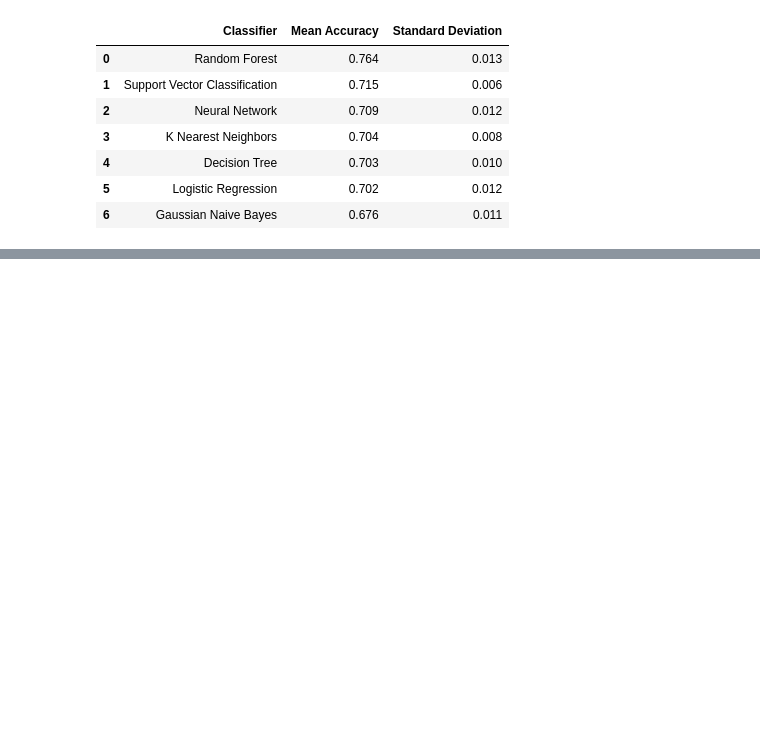
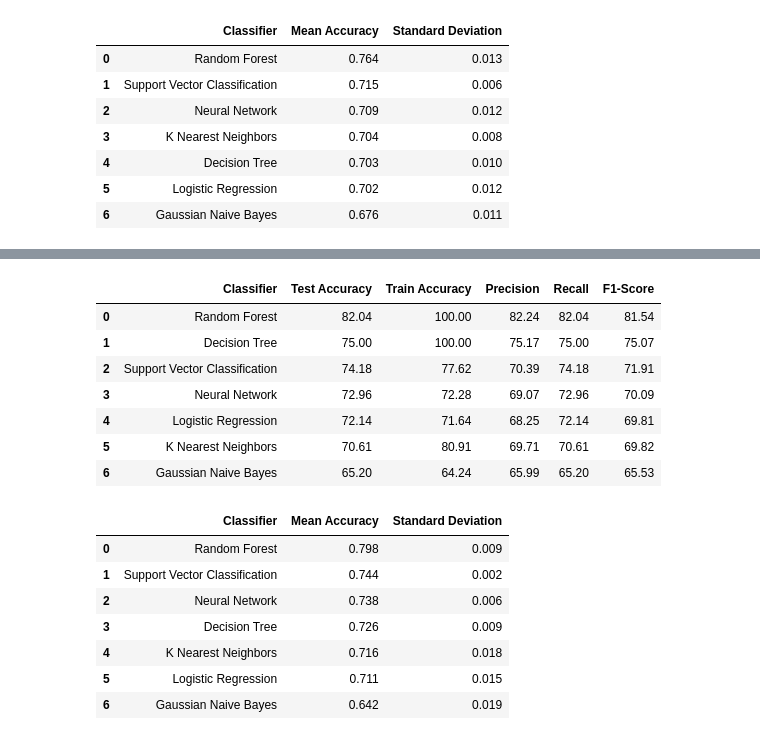
Before and after one commit to Paul-Sabin/BlueBerry-Winery, a Jupyter notebook: ww_quality_all.ipynb, the cells around one changed output, grey strips where cells are left out. Saved outputs shown, nothing was run; the diff lists cells and outputs as text; code cells hidden in the pictures; blank space fills up the shorter version.

```diff
--- a/ww_quality_all.ipynb
+++ b/ww_quality_all.ipynb
@@ -202,0 +254,32 @@ display(models_cross_val_df)
+# %%
+# Select ALL features
+ww_select3 = ww.drop(['encoded_quality_label'], axis=1)
+# Split data
+ww_features_train3, ww_features_test3, ww_quality_train3, ww_quality_test3 = train_test_split(ww_select3,y_ww_quality,test_size=0.2, random_state=19)
+# Scale features
+scaler = StandardScaler()
+ww_features_train_scaled3 = scaler.fit_transform(ww_features_train3)
+ww_features_test_scaled3 = scaler.transform(ww_features_test3)
+
+# Call our two previously defined functions
+results_df3 = model_accuracy_comparison(ww_features_train_scaled3, ww_quality_train3, ww_features_test_scaled3, ww_quality_test3)
+display(results_df3)
+model_cross_val_df3 = model_cross_val(ww_features_train_scaled3, ww_quality_train3, ww_features_test_scaled3, ww_quality_test3)
+display(model_cross_val_df3)
+# %% [output]
+|  | Classifier | Test Accuracy | Train Accuracy | Precision | Recall | F1-Score |
+| 0 | Random Forest | 82.04 | 100.00 | 82.24 | 82.04 | 81.54 |
+| 1 | Decision Tree | 75.00 | 100.00 | 75.17 | 75.00 | 75.07 |
+| 2 | Support Vector Classification | 74.18 | 77.62 | 70.39 | 74.18 | 71.91 |
+| 3 | Neural Network | 72.96 | 72.28 | 69.07 | 72.96 | 70.09 |
+| 4 | Logistic Regression | 72.14 | 71.64 | 68.25 | 72.14 | 69.81 |
+| 5 | K Nearest Neighbors | 70.61 | 80.91 | 69.71 | 70.61 | 69.82 |
+| 6 | Gaussian Naive Bayes | 65.20 | 64.24 | 65.99 | 65.20 | 65.53 |
+|  | Classifier | Mean Accuracy | Standard Deviation |
+| 0 | Random Forest | 0.798 | 0.009 |
+| 1 | Support Vector Classification | 0.744 | 0.002 |
+| 2 | Neural Network | 0.738 | 0.006 |
+| 3 | Decision Tree | 0.726 | 0.009 |
+| 4 | K Nearest Neighbors | 0.716 | 0.018 |
+| 5 | Logistic Regression | 0.711 | 0.015 |
+| 6 | Gaussian Naive Bayes | 0.642 | 0.019 |
```
Also changed, not shown: parts of 15 cells of this notebook, 2 other files.
